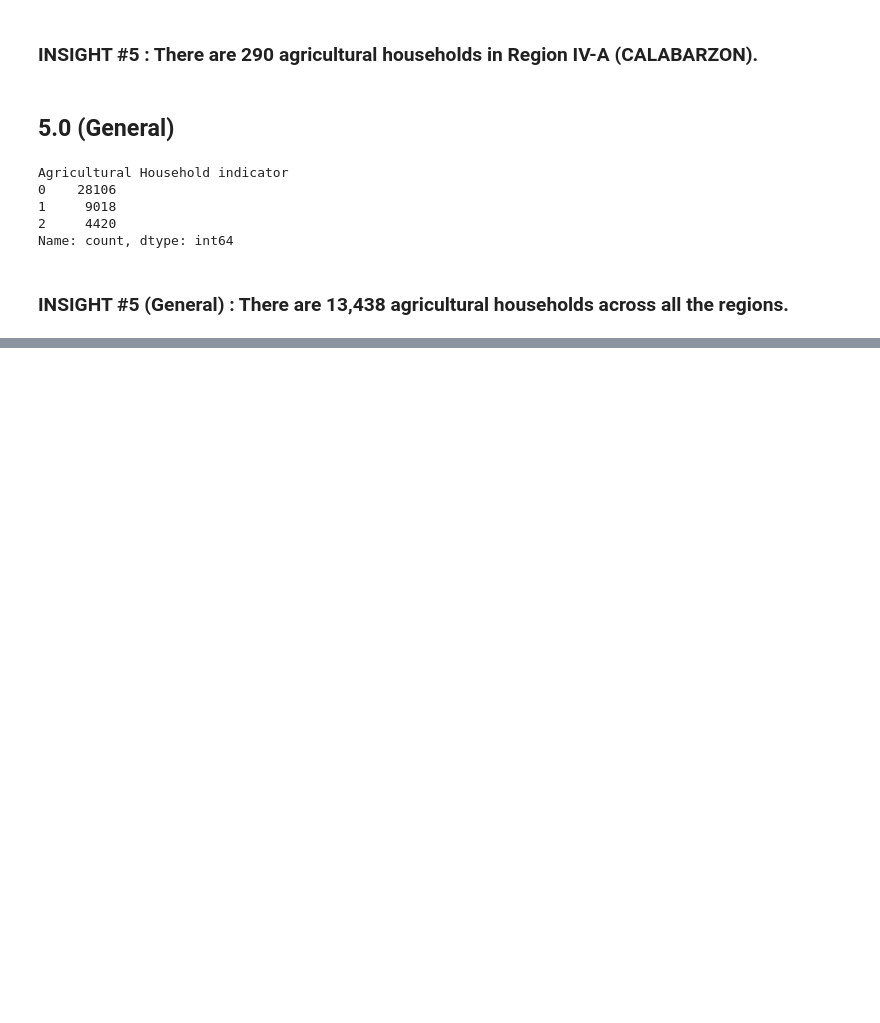
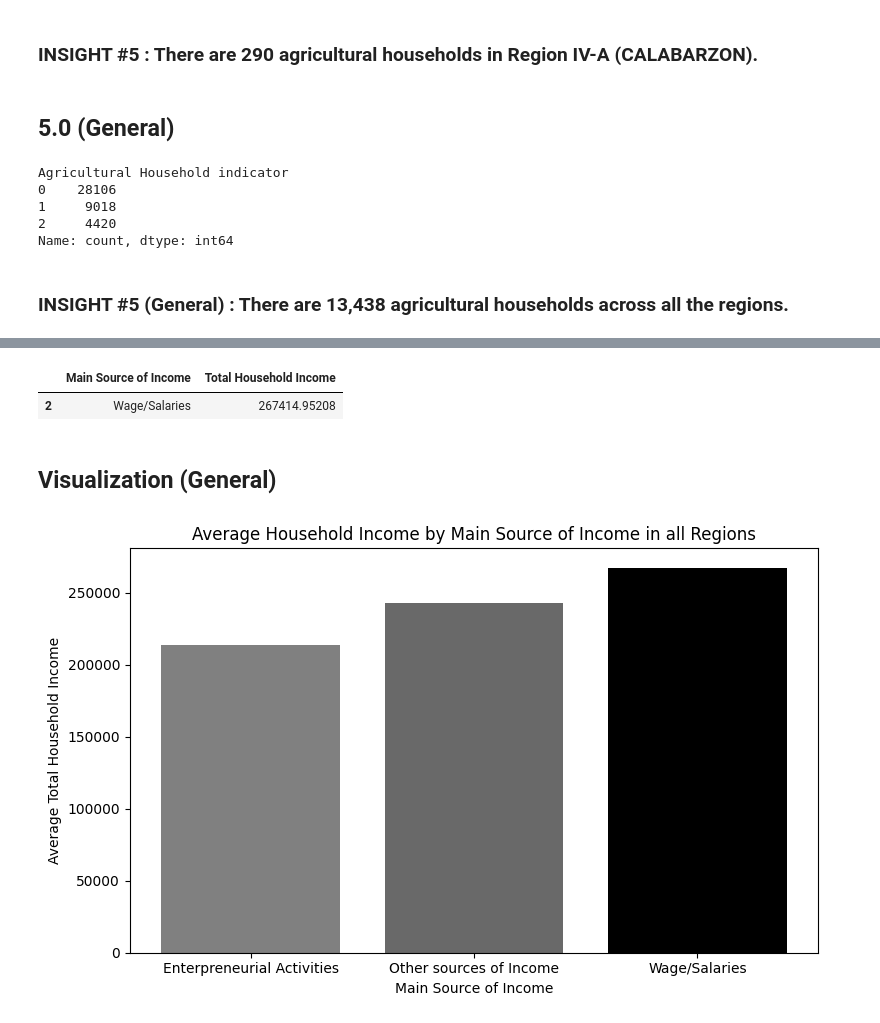
Before and after one commit to alleysOonie/DATA-ANALYTICS-FINALS-PROJECT, a Jupyter notebook: Finals Project.ipynb, the cells around one changed output, grey strips where cells are left out. Saved outputs shown, nothing was run; the diff lists cells and outputs as text; code cells hidden in the pictures; blank space fills up the shorter version.

```diff
--- a/Finals Project.ipynb
+++ b/Finals Project.ipynb
@@ -429,0 +552,2 @@ Name: count, dtype: int64
+# %%
+income_by_source_general = FIE.groupby("Main Source of Income")["Total Household Income"].mean().reset_index()
@@ -429,0 +561,17 @@ Name: count, dtype: int64
+# %%
+income_by_source_general.sort_values('Total Household Income', ascending=False).head(1)
+# %% [output]
+|  | Main Source of Income | Total Household Income |
+| 2 | Wage/Salaries | 267414.95208 |
+# %% [markdown]
+<h2> <b> Visualization (General) </h2>
+# %%
+plt.figure(figsize=(8,5))
+plt.bar(income_by_source_general["Main Source of Income"], income_by_source_general["Total Household Income"], color=["gray", "dimgray", "black"])
+plt.xlabel("Main Source of Income")
+plt.ylabel("Average Total Household Income")
+plt.title("Average Household Income by Main Source of Income in all Regions")
+plt.tight_layout()
+plt.show()
+# %% [output]
+[figure, added]
```
Also changed, not shown: parts of 44 cells of this notebook.
